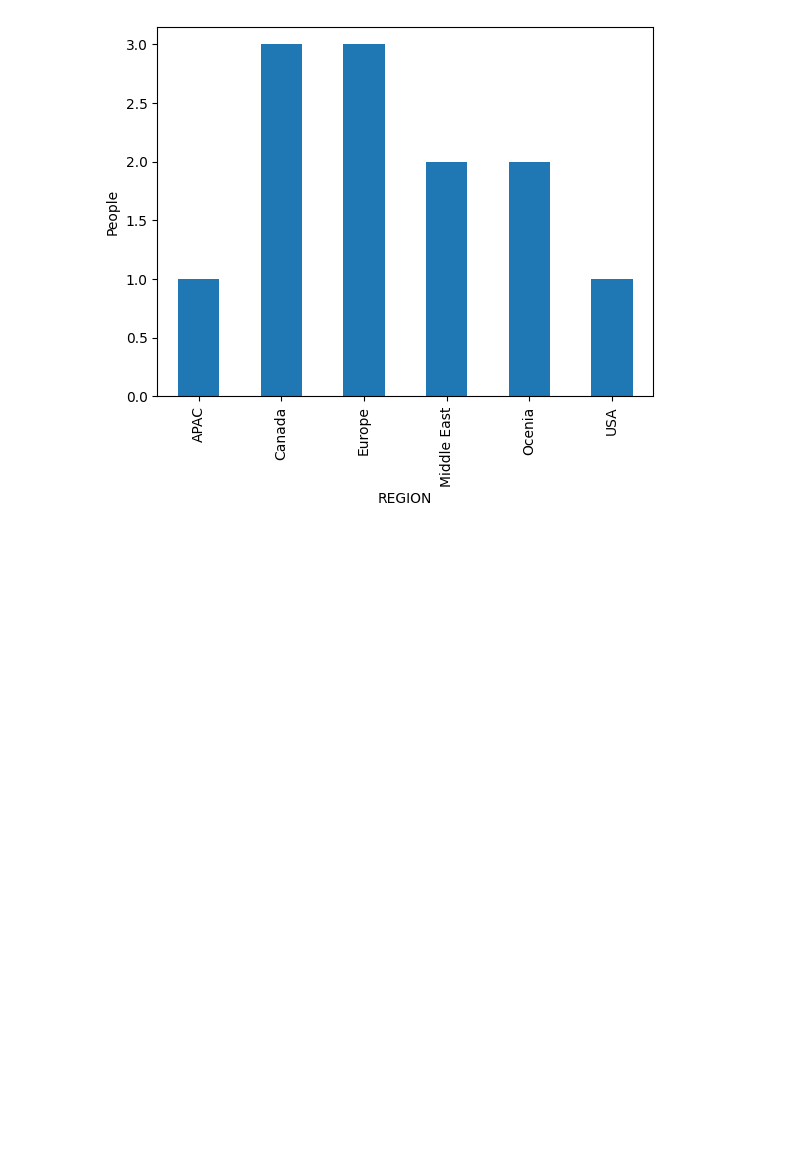
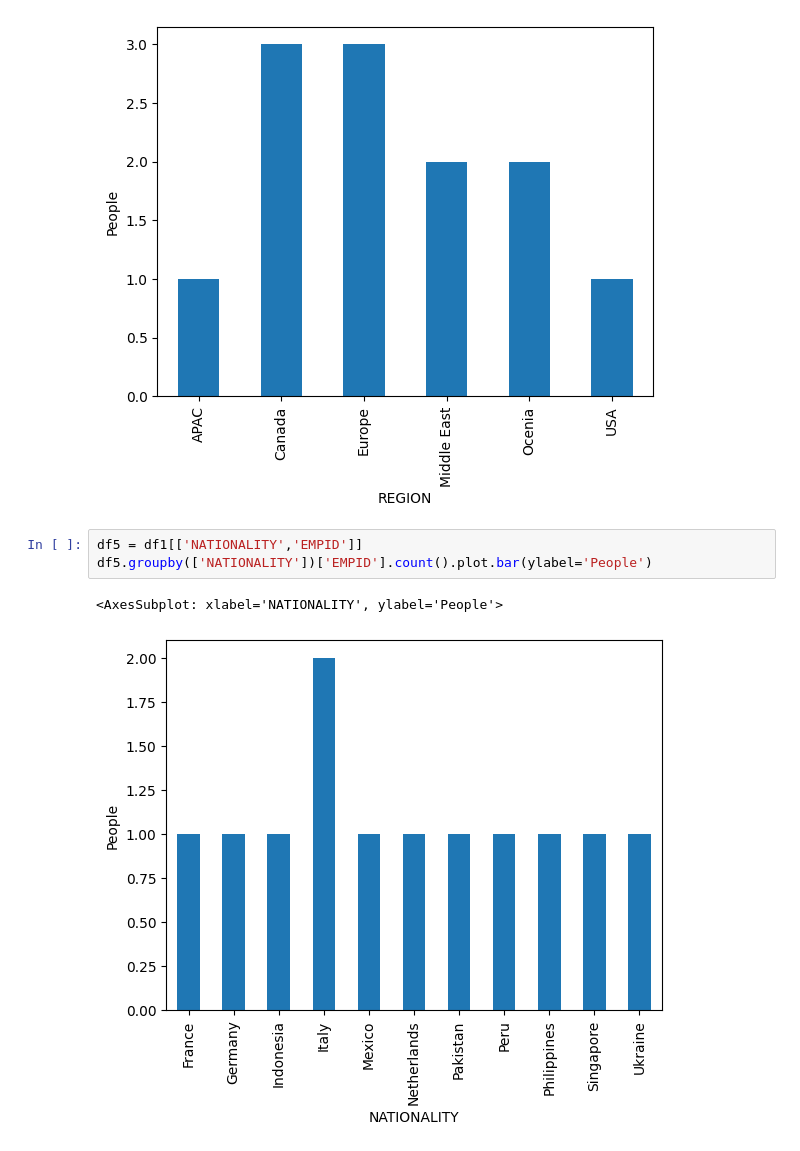
Before and after one commit to devmountaintechfest/hackathon-season2, a Jupyter notebook: main-visualize.ipynb, the cells around one changed output. Saved outputs shown, nothing was run; the diff lists cells and outputs as text; blank space fills up the shorter version.

```diff
--- a/main-visualize.ipynb
+++ b/main-visualize.ipynb
@@ -71,3 +60,9 @@ df4.groupby(['REGION'])['EMPID'].count().plot.bar(ylabel='People')
 # %% [output]
 <AxesSubplot: xlabel='REGION', ylabel='People'>
 [figure]
+# %%
+df5 = df1[['NATIONALITY','EMPID']]
+df5.groupby(['NATIONALITY'])['EMPID'].count().plot.bar(ylabel='People')
+# %% [output]
+<AxesSubplot: xlabel='NATIONALITY', ylabel='People'>
+[figure, added]
```
Also changed, not shown: parts of 3 cells of this notebook.
